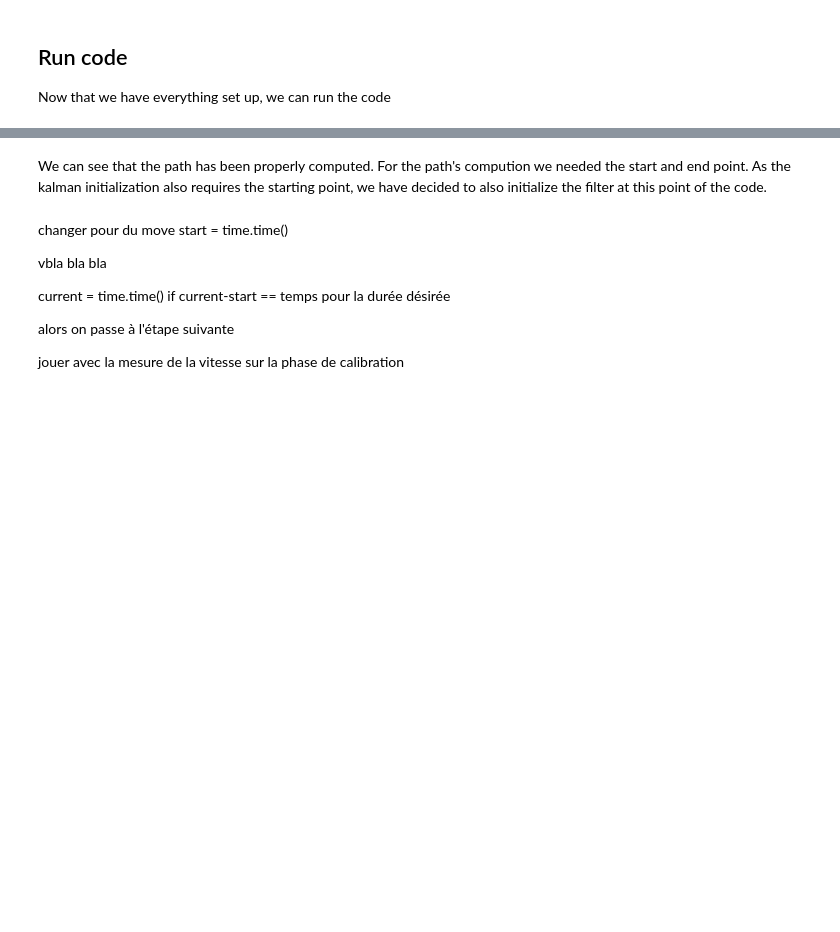
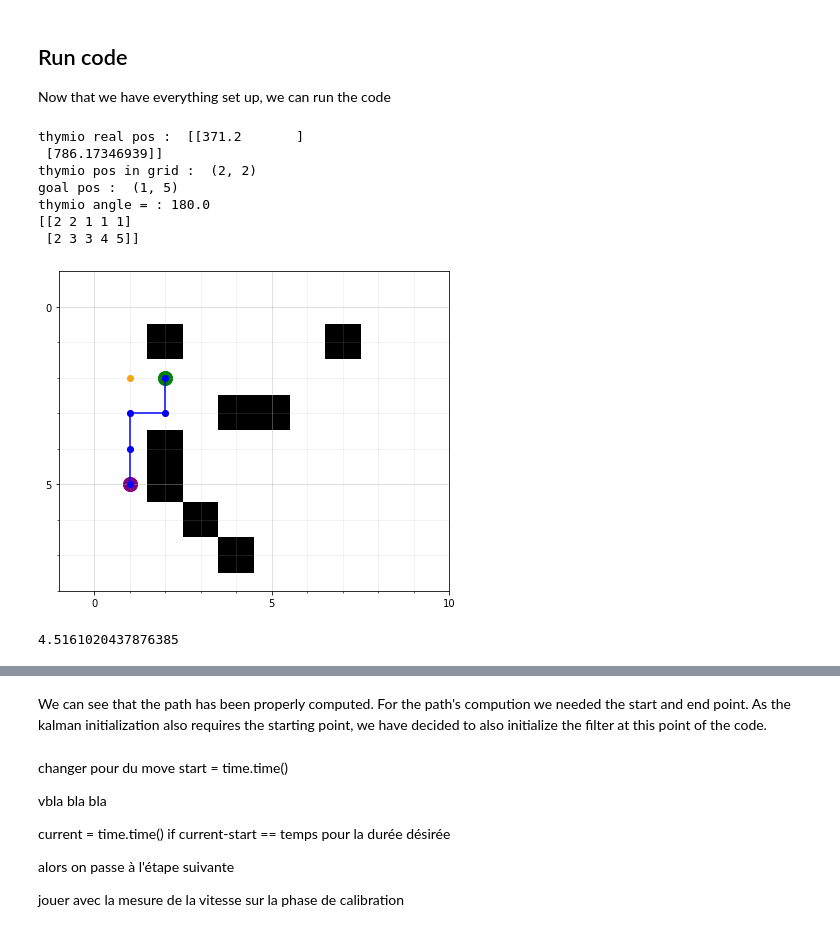
Before and after one commit to Neiizo/Projet-mobile-robotics, a Jupyter notebook: projet.ipynb, the cells around one changed output, grey strips where cells are left out. Drawn from its saved outputs; the diff is of its cells as text; code cells hidden in the pictures; blank space fills up the shorter version.

```diff
--- a/projet.ipynb
+++ b/projet.ipynb
@@ -110,11 +124,23 @@ print(len(ids))
 # %%
 vision.update_coordinates()
 if(DEBUG == True):
     print("thymio real pos : ", vision.thymio_real_pos)
     print("thymio pos in grid : ", vision.thymio_position)
     print("goal pos : ", vision.goal_position)
+    print("thymio angle = :", vision.thymio_orientation)
+vision.grid[7][6] = 0
+vision.grid[5][1] = 0
 shortest_path = djikstra_algo(vision.grid.T, vision.thymio_position, vision.goal_position)
 if(DEBUG == True):
     print(shortest_path)
 
 KF = KalmanFilter(Ts, vision.thymio_real_pos, cal_data.speed_conversion, Q_cam, Q_gnd, R_cam, R_gnd)  # we initialize the filter
+# %% [output]
+thymio real pos :  [[371.2       ]
+ [786.17346939]]
+thymio pos in grid :  (2, 2)
+goal pos :  (1, 5)
+thymio angle = : 180.0
+[[2 2 1 1 1]
+ [2 3 3 4 5]]
+[figure, added]
@@ -123 +147,7 @@ print(vision.thymio_orientation)
+# %%
+mc.motors(node, 0, 0)
+step_duration = HALF_CELL_WIDTH*2 / (SPEED_AVG * cal_data.speed_conversion)
+print(step_duration)
+# %% [output]
+4.5161020437876385
 # %%
```
Also changed, not shown: parts of 14 cells of this notebook, 13 other files.
